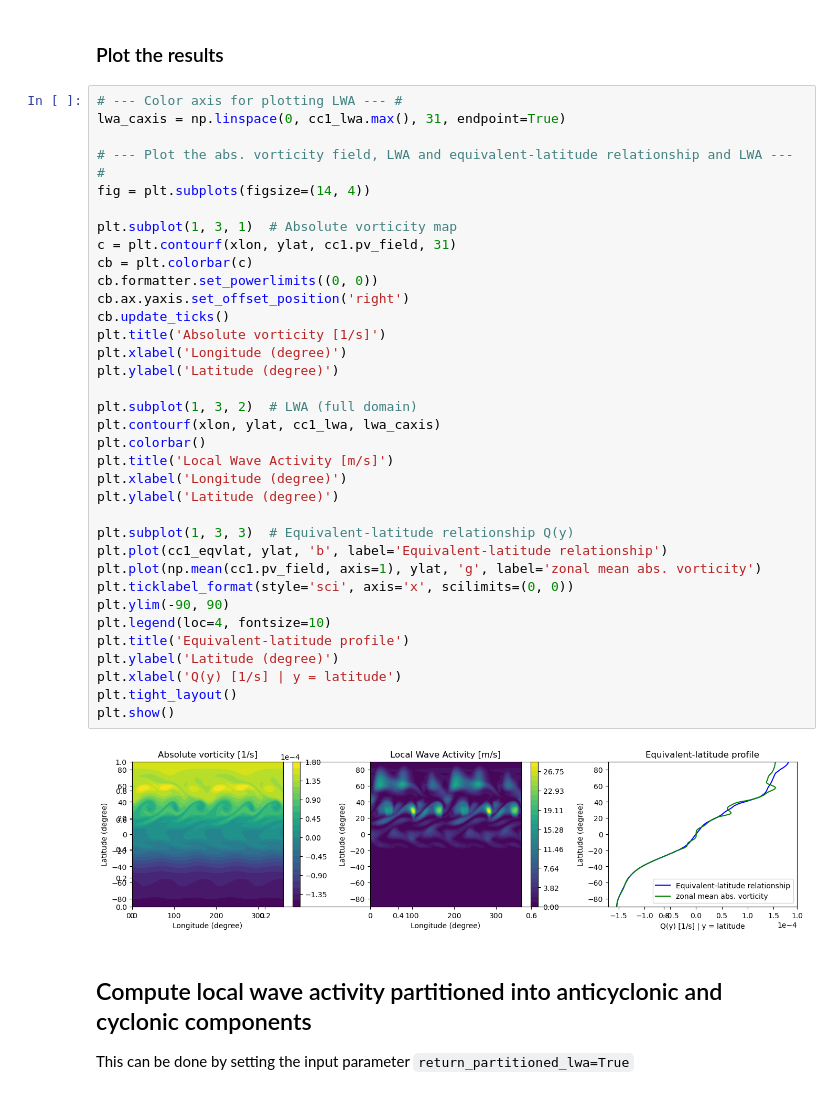
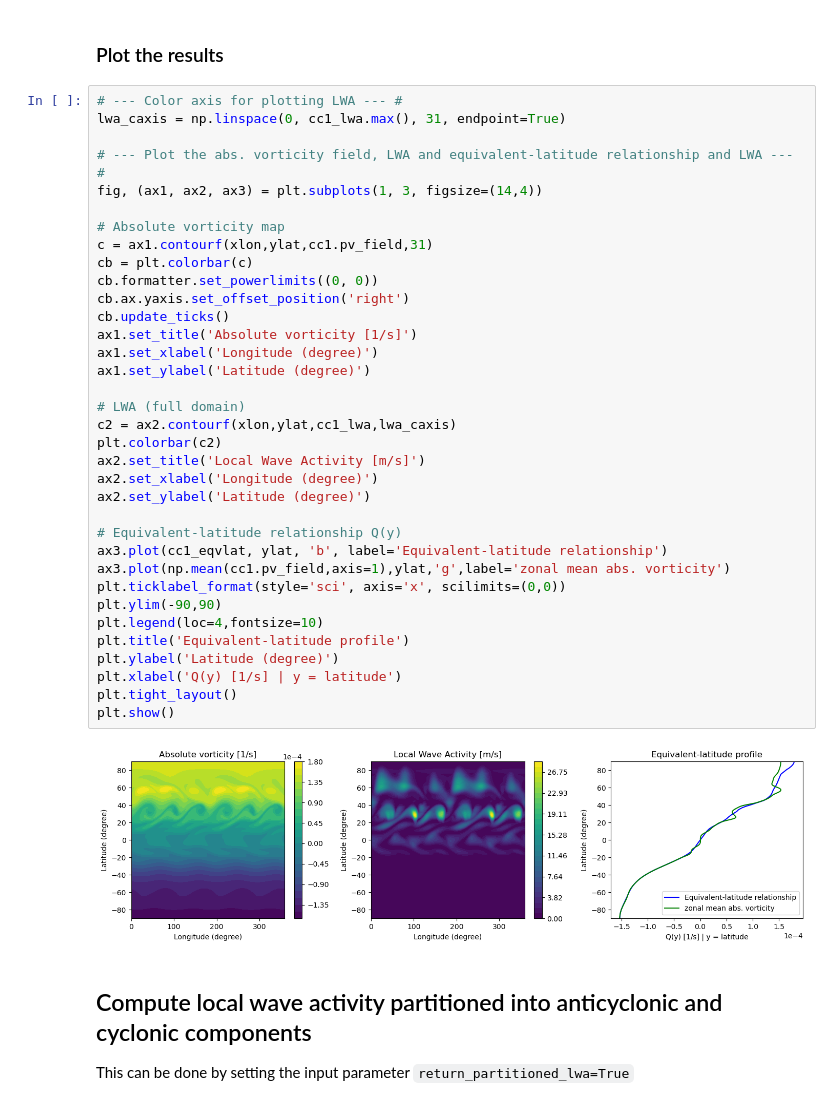
Before and after one commit to csyhuang/hn2016_falwa, a Jupyter notebook: notebooks/simple/BarotropicField_example.ipynb, the cells around one changed output. Saved outputs shown, nothing was run; the diff lists cells and outputs as text.

```diff
--- a/notebooks/simple/BarotropicField_example.ipynb
+++ b/notebooks/simple/BarotropicField_example.ipynb
@@ -42,40 +46,40 @@ cc1_lwa = cc1.lwa
 # %%
 # --- Color axis for plotting LWA --- #
 lwa_caxis = np.linspace(0, cc1_lwa.max(), 31, endpoint=True)
 
 # --- Plot the abs. vorticity field, LWA and equivalent-latitude relationship and LWA --- #
-fig = plt.subplots(figsize=(14, 4))
+fig, (ax1, ax2, ax3) = plt.subplots(1, 3, figsize=(14,4))
 
-plt.subplot(1, 3, 1)  # Absolute vorticity map
-c = plt.contourf(xlon, ylat, cc1.pv_field, 31)
+# Absolute vorticity map
+c = ax1.contourf(xlon,ylat,cc1.pv_field,31)
 cb = plt.colorbar(c)
 cb.formatter.set_powerlimits((0, 0))
 cb.ax.yaxis.set_offset_position('right')
 cb.update_ticks()
-plt.title('Absolute vorticity [1/s]')
-plt.xlabel('Longitude (degree)')
-plt.ylabel('Latitude (degree)')
+ax1.set_title('Absolute vorticity [1/s]')
+ax1.set_xlabel('Longitude (degree)')
+ax1.set_ylabel('Latitude (degree)')
 
-plt.subplot(1, 3, 2)  # LWA (full domain)
-plt.contourf(xlon, ylat, cc1_lwa, lwa_caxis)
-plt.colorbar()
-plt.title('Local Wave Activity [m/s]')
-plt.xlabel('Longitude (degree)')
-plt.ylabel('Latitude (degree)')
+# LWA (full domain)
+c2 = ax2.contourf(xlon,ylat,cc1_lwa,lwa_caxis)
+plt.colorbar(c2)
+ax2.set_title('Local Wave Activity [m/s]')
+ax2.set_xlabel('Longitude (degree)')
+ax2.set_ylabel('Latitude (degree)')
 
-plt.subplot(1, 3, 3)  # Equivalent-latitude relationship Q(y)
-plt.plot(cc1_eqvlat, ylat, 'b', label='Equivalent-latitude relationship')
-plt.plot(np.mean(cc1.pv_field, axis=1), ylat, 'g', label='zonal mean abs. vorticity')
-plt.ticklabel_format(style='sci', axis='x', scilimits=(0, 0))
-plt.ylim(-90, 90)
-plt.legend(loc=4, fontsize=10)
+# Equivalent-latitude relationship Q(y)
+ax3.plot(cc1_eqvlat, ylat, 'b', label='Equivalent-latitude relationship')
+ax3.plot(np.mean(cc1.pv_field,axis=1),ylat,'g',label='zonal mean abs. vorticity')
+plt.ticklabel_format(style='sci', axis='x', scilimits=(0,0))
+plt.ylim(-90,90)
+plt.legend(loc=4,fontsize=10)
 plt.title('Equivalent-latitude profile')
 plt.ylabel('Latitude (degree)')
 plt.xlabel('Q(y) [1/s] | y = latitude')
 plt.tight_layout()
 plt.show()
 # %% [output]
-[figure, old version]
+[figure, new version]
 # %% [markdown]
 ## Compute local wave activity partitioned into anticyclonic and cyclonic components
 This can be done by setting the input parameter `return_partitioned_lwa=True`
```
Also changed, not shown: parts of 3 cells of this notebook, 2 other files.
